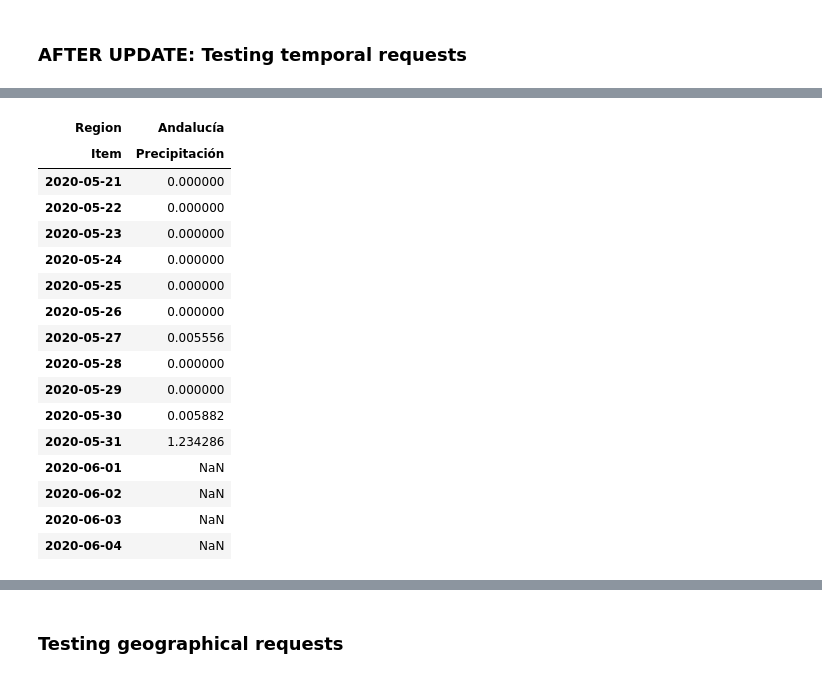
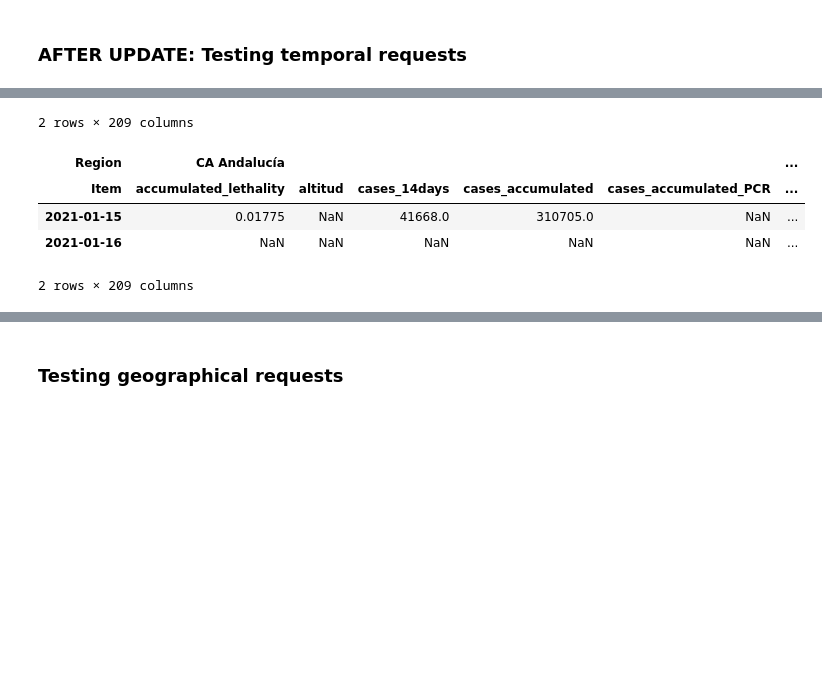
Before and after one commit to CyberDataLab/COnVIDa-lib, a Jupyter notebook: server/test_server_lib.ipynb, the cells around one changed output, grey strips where cells are left out. Saved outputs shown, nothing was run; the diff lists cells and outputs as text; code cells hidden in the pictures; blank space fills up the shorter version.

```diff
--- a/server/test_server_lib.ipynb
+++ b/server/test_server_lib.ipynb
@@ -237,2 +146,5 @@ display(data.tail(2))
 # %% [markdown]
 ## TESTING UPDATE
+# %%
+convida_server.init_log()
+convida_server.load_data()
@@ -255,9 +193,9 @@ all_data_items = []
 for data_items in datasources.values():
     all_data_items += data_items
 
-start_date = pd.to_datetime('2020-01-01', format='%Y-%m-%d')
+start_date = pd.to_datetime('2020-11-01', format='%Y-%m-%d')
 print('START DATE: ', start_date)
-end_date = pd.to_datetime(pd.to_datetime('today').strftime(format='%Y-%m-%d'))
+end_date = pd.to_datetime(pd.to_datetime('2021-01-16').strftime(format='%Y-%m-%d'))
 
 print('END DATE: ', end_date)
 # %% [output]
@@ -267,8 +205,8 @@ END DATE:  2020-06-04 00:00:00
 # %%
-data = convida_server.get_data_items(data_items=[all_data_items[0]],
-                              regions=[all_regions[0]],
+data = convida_server.get_data_items(data_items=[all_data_items[0:5]],
+                              regions=all_regions[0:5],
                               start_date=start_date,
                               end_date=end_date)
 display(data.head(2))
-display(data.tail(15))
+display(data.tail(2))
 # %% [output]
@@ -279,20 +218,9 @@ display(data.tail(15))
+2 rows × 209 columns
-| Region | Andalucía |
-| Item | Precipitación |
-| 2020-05-21 | 0.000000 |
-| 2020-05-22 | 0.000000 |
-| 2020-05-23 | 0.000000 |
-| 2020-05-24 | 0.000000 |
-| 2020-05-25 | 0.000000 |
-| 2020-05-26 | 0.000000 |
-| 2020-05-27 | 0.005556 |
-| 2020-05-28 | 0.000000 |
-| 2020-05-29 | 0.000000 |
-| 2020-05-30 | 0.005882 |
-| 2020-05-31 | 1.234286 |
-| 2020-06-01 | NaN |
-| 2020-06-02 | NaN |
-| 2020-06-03 | NaN |
-| 2020-06-04 | NaN |
+| Region | CA Andalucía |  |  |  |  | ... |
+| Item | accumulated_lethality | altitud | cases_14days | cases_accumulated | cases_accumulated_PCR | ... |
+| 2021-01-15 | 0.01775 | NaN | 41668.0 | 310705.0 | NaN | ... |
+| 2021-01-16 | NaN | NaN | NaN | NaN | NaN | ... |
+2 rows × 209 columns
 # %%
 data = convida_server.get_data_items(data_items=all_data_items,
                               regions=[all_regions[0]],
```
Also changed, not shown: parts of 29 cells of this notebook, 24 other files.
